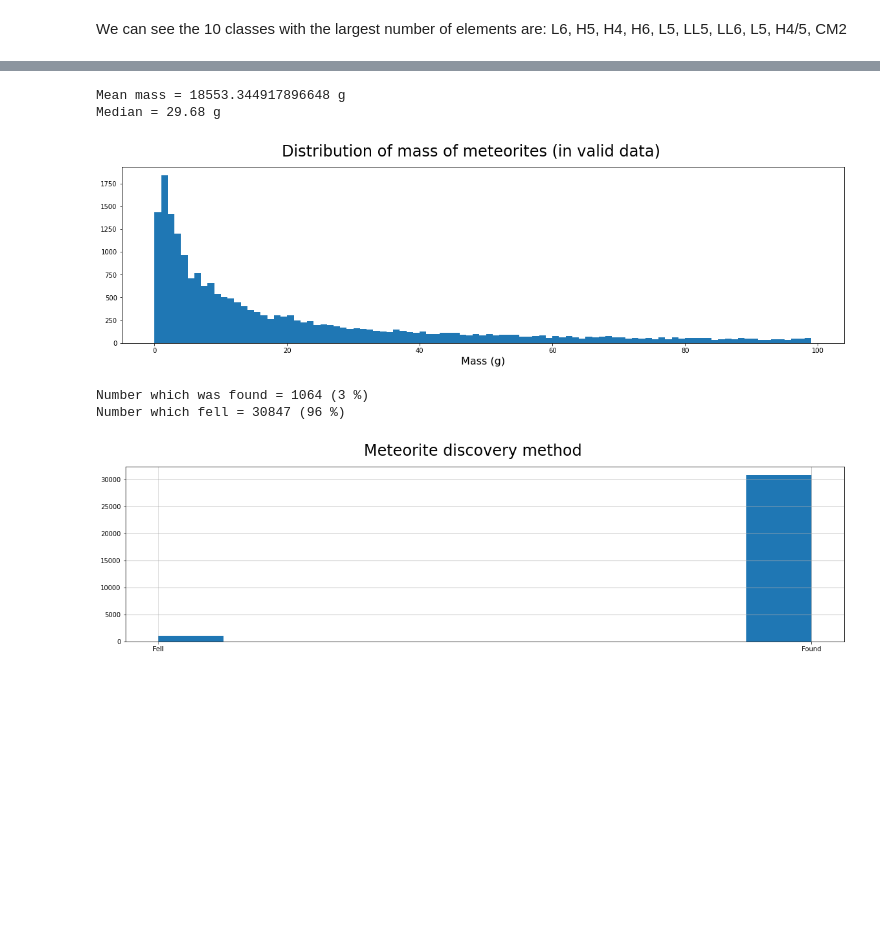
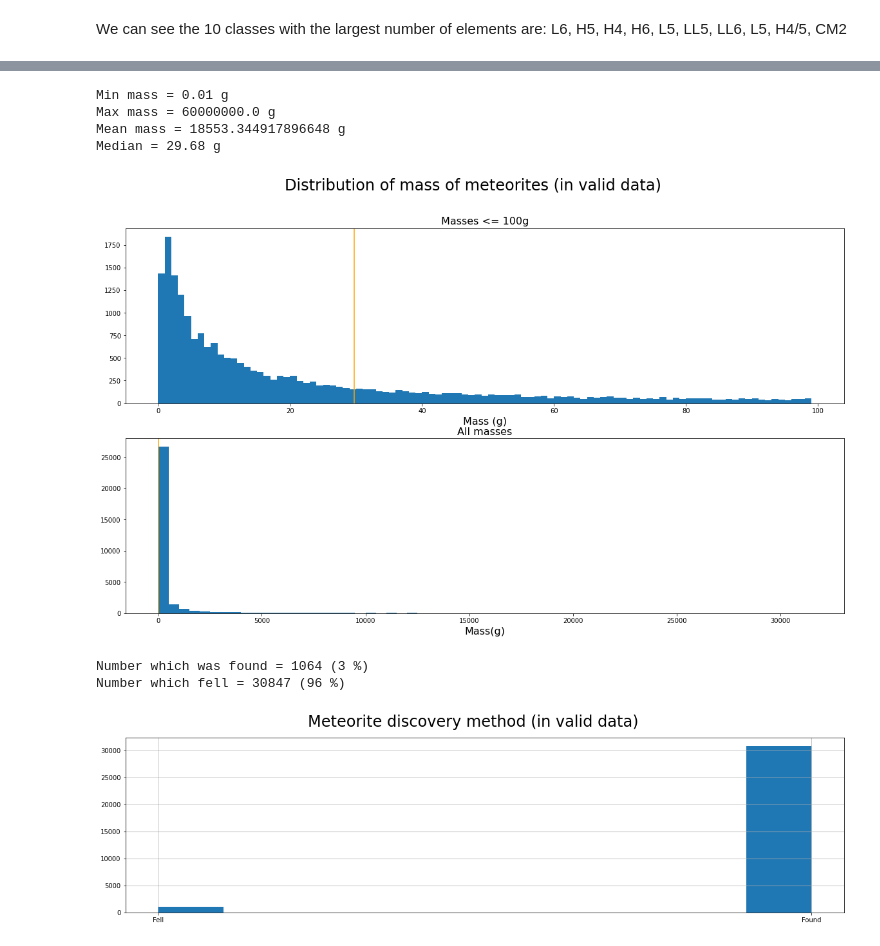
Before and after one commit to com-480-data-visualization/com-480-project-big-yoshi-club, a Jupyter notebook: MeteoriteLandings/Problematic and Data Analysis.ipynb, the cells around one changed output, grey strips where cells are left out. Saved outputs shown, nothing was run; the diff lists cells and outputs as text; code cells hidden in the pictures; blank space fills up the shorter version.

```diff
--- a/MeteoriteLandings/Problematic and Data Analysis.ipynb
+++ b/MeteoriteLandings/Problematic and Data Analysis.ipynb
@@ -137,20 +153,32 @@ Min year = 860, median year = 1991, max year = 2013
 # %%
 # Print mass statistics
-mean, median = valid_data.mass.mean(), valid_data.mass.median()
-print(f"Mean mass = {mean} g\nMedian = {median} g")
+min_mass, max_mass = valid_data.mass.min(), valid_data.mass.max()
+mean_mass, median_mass = valid_data.mass.mean(), valid_data.mass.median()
+print(f"Min mass = {min_mass} g\nMax mass = {max_mass} g")
+print(f"Mean mass = {mean_mass} g\nMedian = {median_mass} g")
 
 # Plot mass distribution
-fig, ax = plt.subplots(1, 1, figsize = (20, 5))
+fig, ax = plt.subplots(2, 1, figsize = (20, 11))
 fig.suptitle("Distribution of mass of meteorites (in valid data)", fontsize = 24)
-ax.set_xlabel("Mass (g)", fontsize = 16)
-_ = plt.hist(valid_data.mass, bins=list(range(100)))
+
+ax[0].set_xlabel("Mass (g)", fontsize = 16)
+ax[0].set_title("Masses <= 100g", fontsize = 16)
+ax[0].axvline(median_mass, color = 'orange')
+_ = ax[0].hist(valid_data.mass, bins = list(range(100)))
+
+ax[1].set_xlabel("Mass(g)", fontsize = 16)
+ax[1].set_title("All masses", fontsize = 16)
+ax[1].axvline(median_mass, color = 'orange')
+_ = ax[1].hist(valid_data.mass, bins = list(range(0, len(valid_data), 500)))
 
 # Save figure
-plt.savefig('mass.png')
+plt.savefig('mass.png', bbox_inches='tight')
 # %% [output]
+Min mass = 0.01 g
+Max mass = 60000000.0 g
 Mean mass = 18553.344917896648 g
 Median = 29.68 g
-[figure, old version]
+[figure, new version]
 # %%
 # Discovery method statistics
 num_fell, num_found = valid_data.fall[valid_data.fall == "Fell"].count(), valid_data.fall[valid_data.fall == "Found"].count()
@@ -160,12 +188,12 @@ print(f"Number which fell = {num_found} ({int(num_found * 100 / num_total)} %)")
 
 # Plot discovery method
 fig = plt.figure(figsize = (20, 5))
-fig.suptitle("Meteorite discovery method", fontsize = 24)
+fig.suptitle("Meteorite discovery method (in valid data)", fontsize = 24)
 _ = valid_data.fall.hist()
 
 # Save figure
-plt.savefig('discovery.png')
+plt.savefig('discovery.png', bbox_inches='tight')
 # %% [output]
 Number which was found = 1064 (3 %)
 Number which fell = 30847 (96 %)
-[figure, old version]
+[figure, new version]
```
Also changed, not shown: parts of 4 cells of this notebook, 5 other files.
